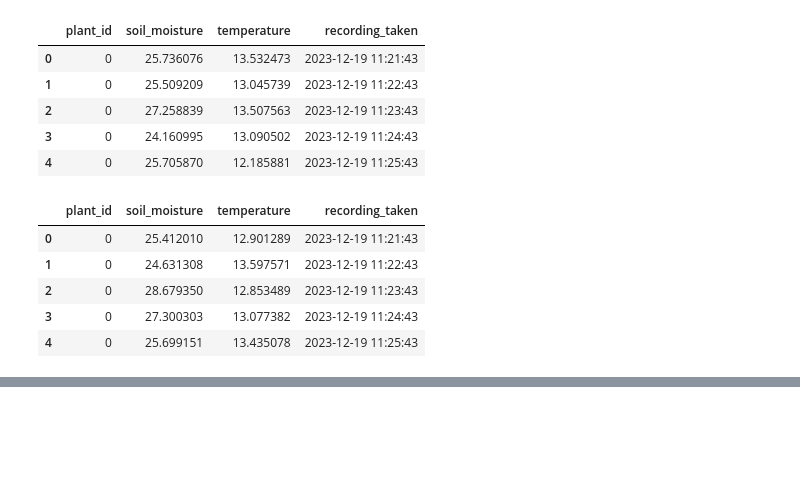
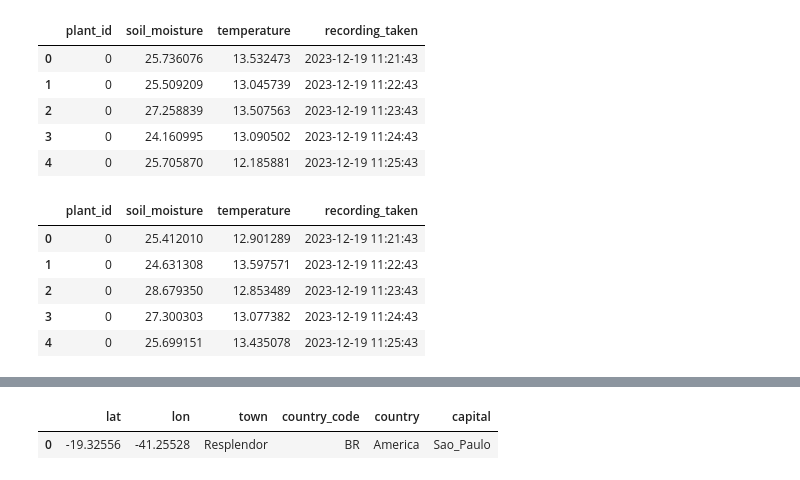
Before and after one commit to caitlinturnidge/lmnh-plant-pipeline, a Jupyter notebook: dashboard/playground.ipynb, the cells around one changed output, grey strips where cells are left out. Cells and saved outputs as stored; diff of their text form; code cells hidden in the pictures; blank space fills up the shorter version.

```diff
--- a/dashboard/playground.ipynb
+++ b/dashboard/playground.ipynb
@@ -100,3 +100,9 @@ alt.Chart(resampled_data).mark_line(
 )
 # %% [output]
 [interactive output not drawn]
+# %%
+locs = pd.read_csv('../origin_data_STATIC.csv')
+locs.iloc[:1]
+# %% [output]
+|  | lat | lon | town | country_code | country | capital |
+| 0 | -19.32556 | -41.25528 | Resplendor | BR | America | Sao_Paulo |
```
Also changed, not shown: parts of 1 cell of this notebook, 1 other file.
